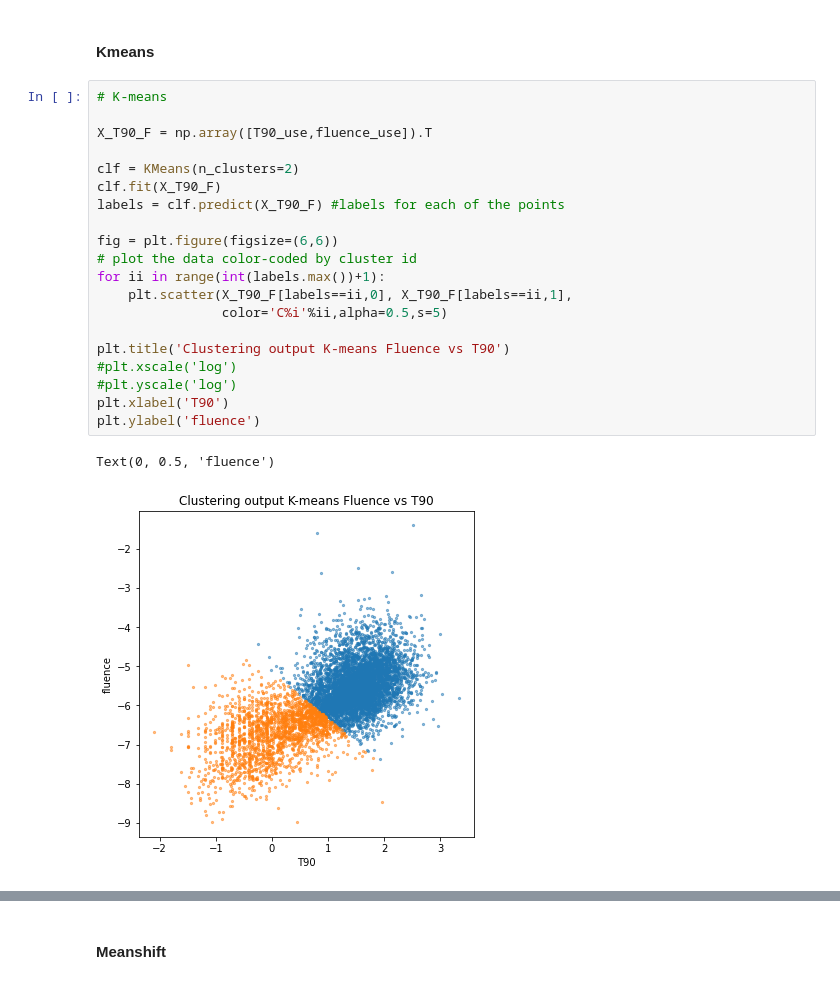
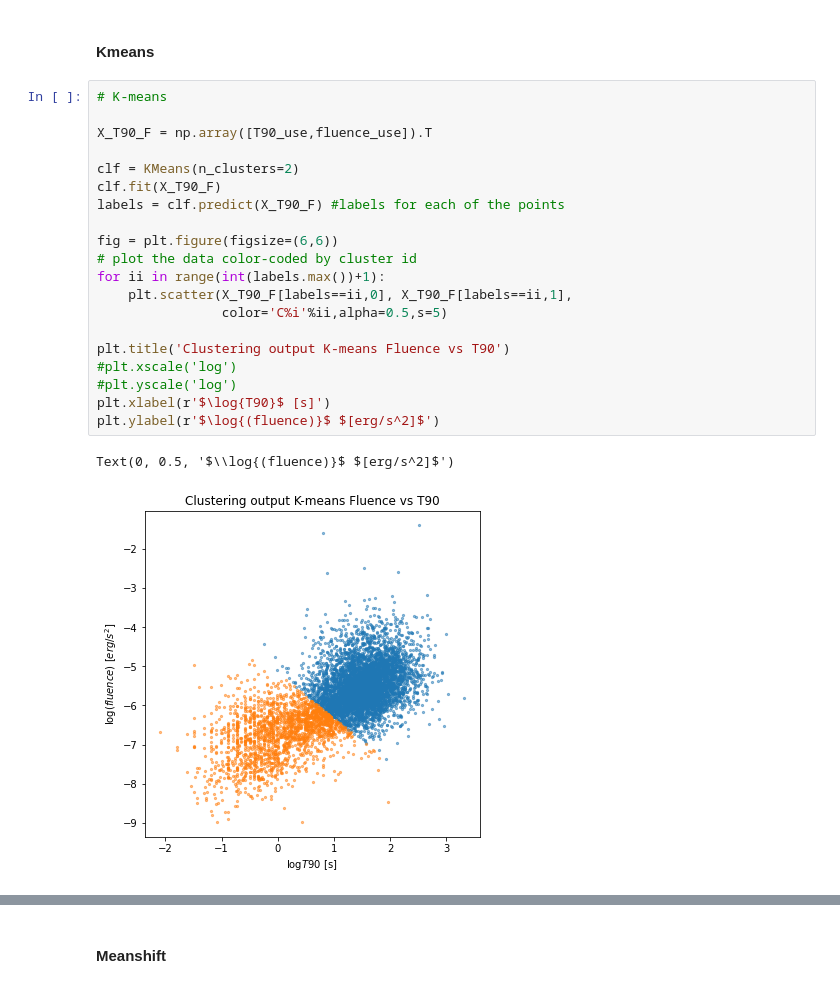
Before and after one commit to ludovicobizzarri/astrostatistics_bicocca_2024, a Jupyter notebook: working/Lesson 14/Gamma Ray Burst.ipynb, the cells around one changed output, grey strips where cells are left out. Cells and saved outputs as stored; diff of their text form.

```diff
--- a/working/Lesson 14/Gamma Ray Burst.ipynb
+++ b/working/Lesson 14/Gamma Ray Burst.ipynb
@@ -299,26 +312,26 @@ We can distinguish two separated populations in the Fluence vs T90 plot. So I wi
 # %%
 # K-means
 
 X_T90_F = np.array([T90_use,fluence_use]).T
 
 clf = KMeans(n_clusters=2)
 clf.fit(X_T90_F)
 labels = clf.predict(X_T90_F) #labels for each of the points
 
 fig = plt.figure(figsize=(6,6))
 # plot the data color-coded by cluster id
 for ii in range(int(labels.max())+1):
     plt.scatter(X_T90_F[labels==ii,0], X_T90_F[labels==ii,1],
                 color='C%i'%ii,alpha=0.5,s=5)
 
 plt.title('Clustering output K-means Fluence vs T90')
 #plt.xscale('log')
 #plt.yscale('log')
-plt.xlabel('T90')
-plt.ylabel('fluence')
+plt.xlabel(r'$\log{T90}$ [s]')
+plt.ylabel(r'$\log{(fluence)}$ $[erg/s^2]$')
 # %% [output]
-Text(0, 0.5, 'fluence')
+Text(0, 0.5, '$\\log{(fluence)}$ $[erg/s^2]$')
-[figure, old version]
+[figure, new version]
 # %%
 # Make some plots
 fig = plt.figure(figsize=(5, 5))
```
Also changed, not shown: parts of 51 cells of this notebook.
